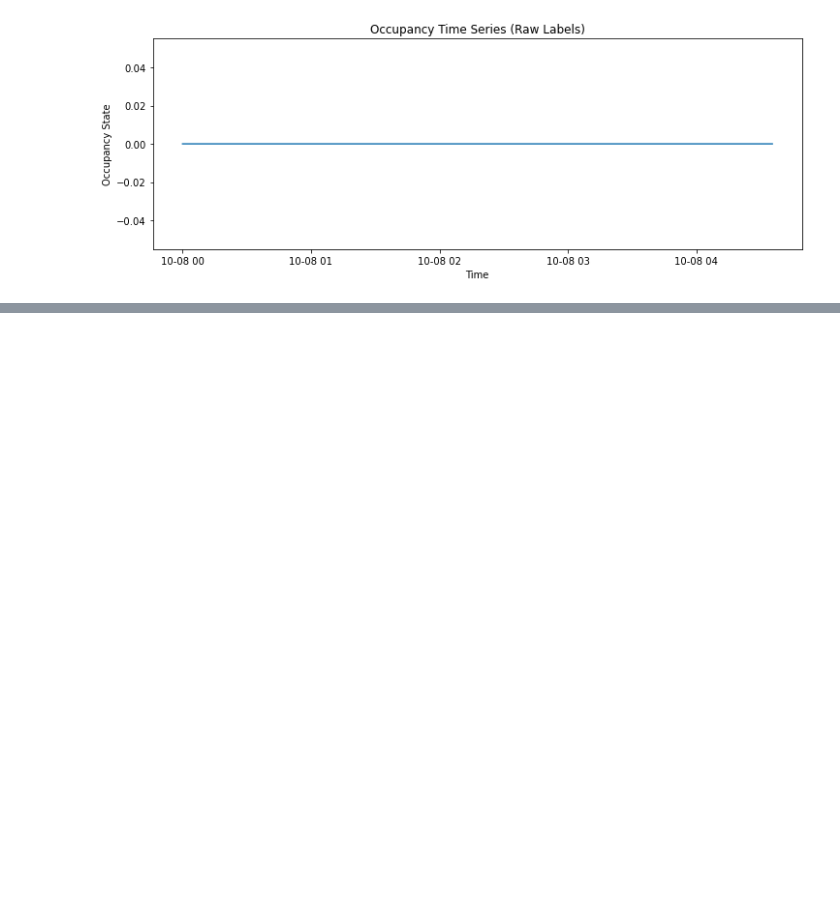
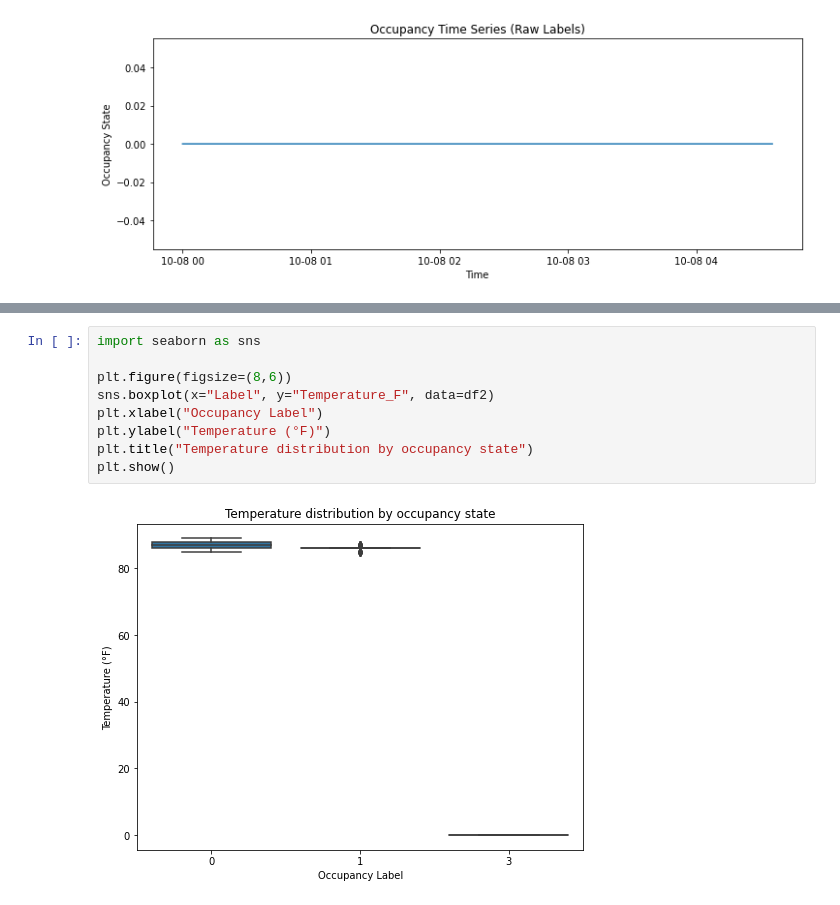
Before and after one commit to Grace-5507/Office-Occupancy-Prediction, a Jupyter notebook: PIRvision_FoG_presence_detection.ipynb, the cells around one changed output, grey strips where cells are left out. Drawn from its saved outputs; the diff is of its cells as text; blank space fills up the shorter version.

```diff
--- a/PIRvision_FoG_presence_detection.ipynb
+++ b/PIRvision_FoG_presence_detection.ipynb
@@ -478,0 +500,11 @@ df_all
+# %%
+import seaborn as sns
+
+plt.figure(figsize=(8,6))
+sns.boxplot(x="Label", y="Temperature_F", data=df2)
+plt.xlabel("Occupancy Label")
+plt.ylabel("Temperature (°F)")
+plt.title("Temperature distribution by occupancy state")
+plt.show()
+# %% [output]
+[figure, added]
```
Also changed, not shown: parts of 12 cells of this notebook.
